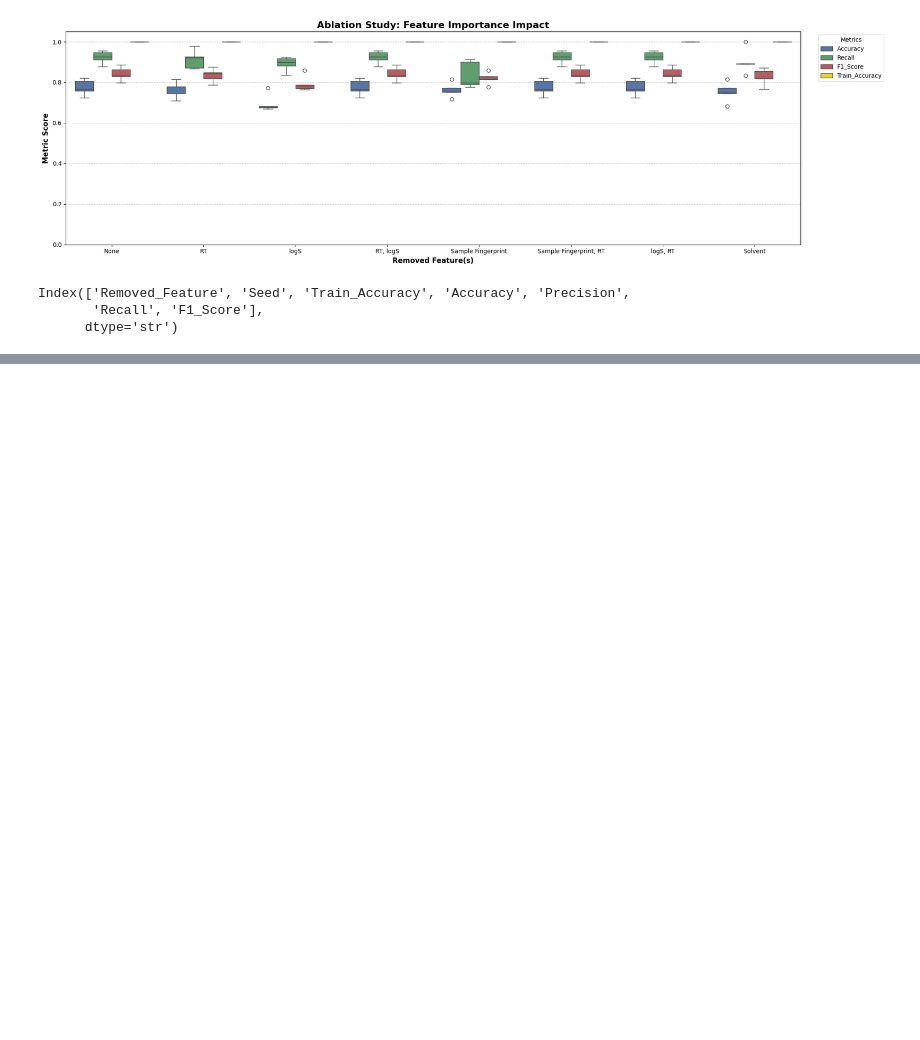
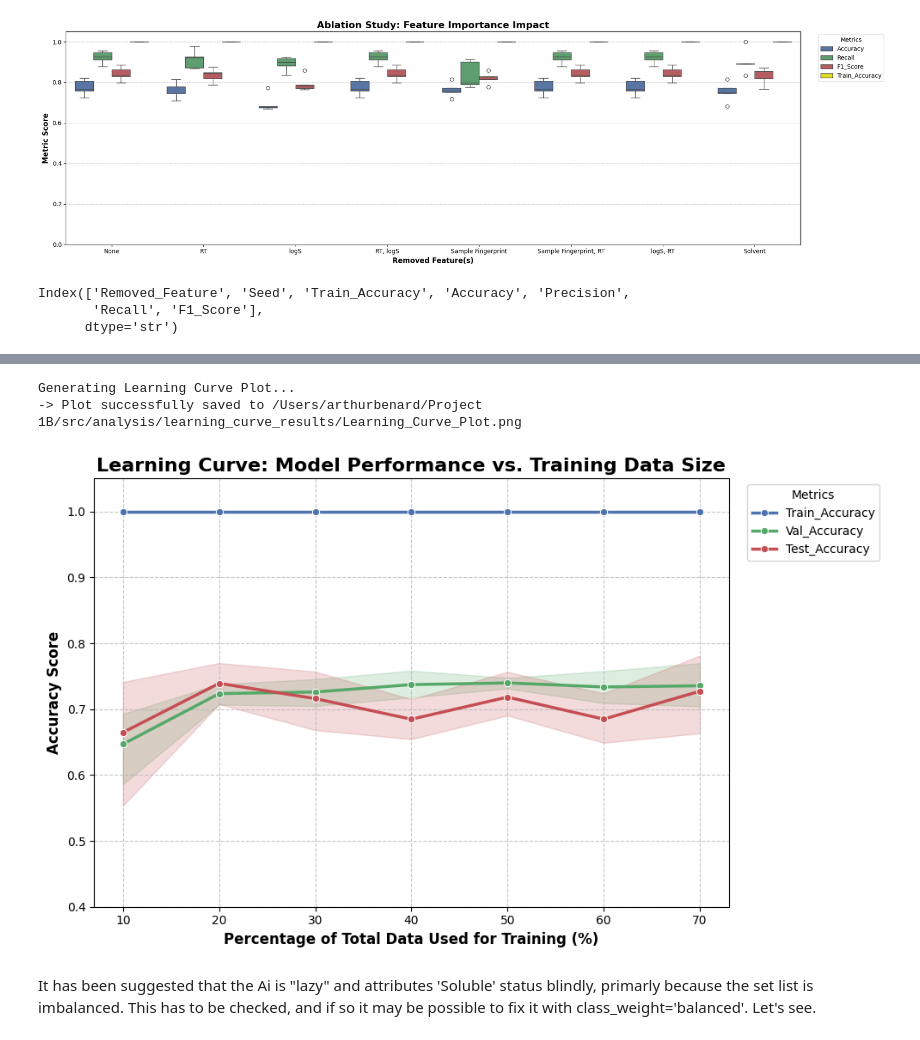
Before and after one commit to swisscatplus/solubility_prediction_nmr, a Jupyter notebook: src/dev/rt_prediction.ipynb, the cells around one changed output, grey strips where cells are left out. Saved outputs shown, nothing was run; the diff lists cells and outputs as text; code cells hidden in the pictures; blank space fills up the shorter version.

```diff
--- a/src/dev/rt_prediction.ipynb
+++ b/src/dev/rt_prediction.ipynb
@@ -885,0 +1115,3 @@ Now that RT and logS have successfully been added to the training model, let's s
+# %%
+mega_df_v3 = mega_df_v3.rename(columns={'SMILES': 'solute_smiles', 'SMILES ': 'solute_smiles'})
+mega_df_v4 = add_matrix_id_to_df(mega_df_v3, raw_df, 'Matrix ID Name')
@@ -885,0 +1134,4 @@ Now that RT and logS have successfully been added to the training model, let's s
+# %%
+mega_df_v4 = mega_df_v4.rename(columns={'solute_smiles': 'SMILES'})
+# %%
+mega_df_v5 = compress_fingerprints_pca(mega_df_v4, fp_col_name='Sample Fingerprint', variance_to_keep=0.55)
@@ -885,0 +1144,15 @@ Now that RT and logS have successfully been added to the training model, let's s
+# %%
+percentages_to_test = [0.10, 0.20, 0.30, 0.40, 0.50, 0.60, 0.70]
+all_learning_curve_results = []
+
+for pct in percentages_to_test:
+    # Call the function we just built
+    df_step = run_data_fraction(mega_df_v5, train_percent_of_total=pct)
+
+    # Add the results to our list
+    all_learning_curve_results.append(df_step)
+
+# Glue everything together into one master DataFrame for plotting later
+master_lc_df = pd.concat(all_learning_curve_results, ignore_index=True)
+
+print("\nAll learning curve steps complete and concatenated")
@@ -885,0 +1177,8 @@ Now that RT and logS have successfully been added to the training model, let's s
+# %%
+plot_learning_curve(master_lc_df)
+# %% [output]
+Generating Learning Curve Plot...
+-> Plot successfully saved to /Users/arthurbenard/Project 1B/src/analysis/learning_curve_results/Learning_Curve_Plot.png
+[figure, added]
+# %% [markdown]
+It has been suggested that the Ai is "lazy" and attributes 'Soluble' status blindly, primarly because the set list is imbalanced. This has to be checked, and if so it may be possible to fix it with class_weight='balanced'. Let's see.
```
Also changed, not shown: parts of 24 cells of this notebook, 19 other files.
